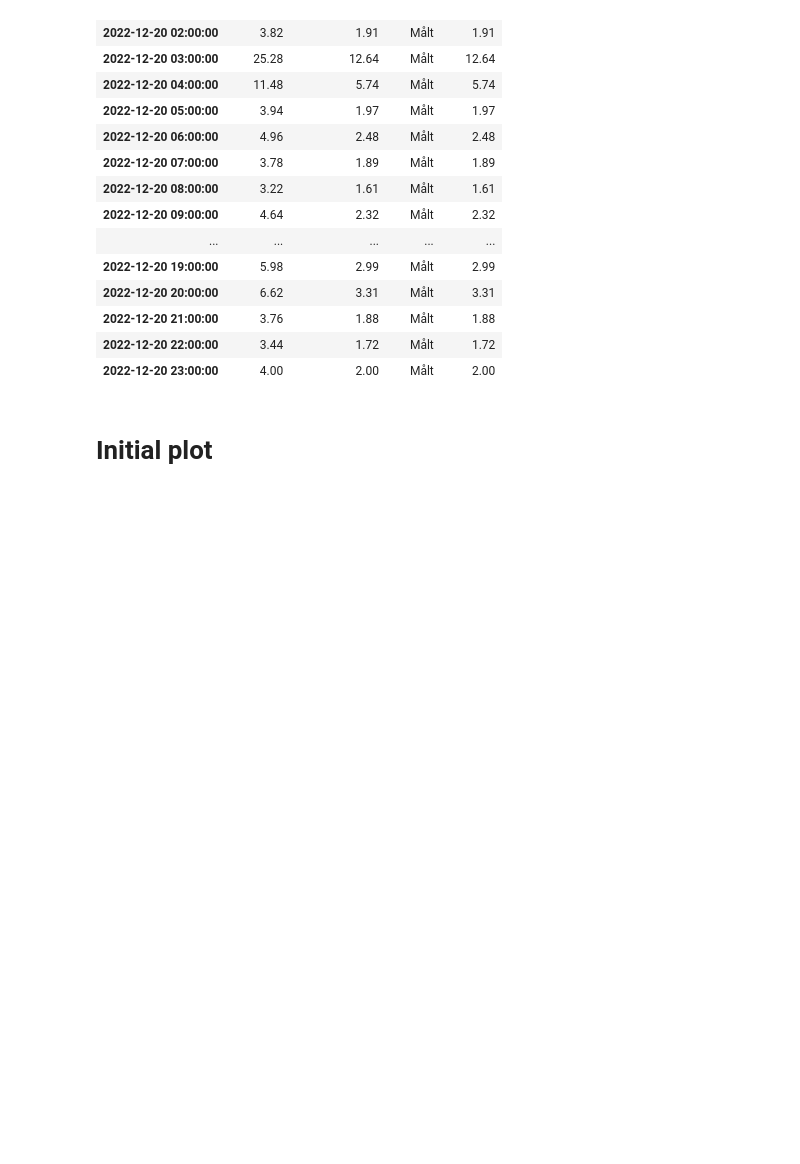
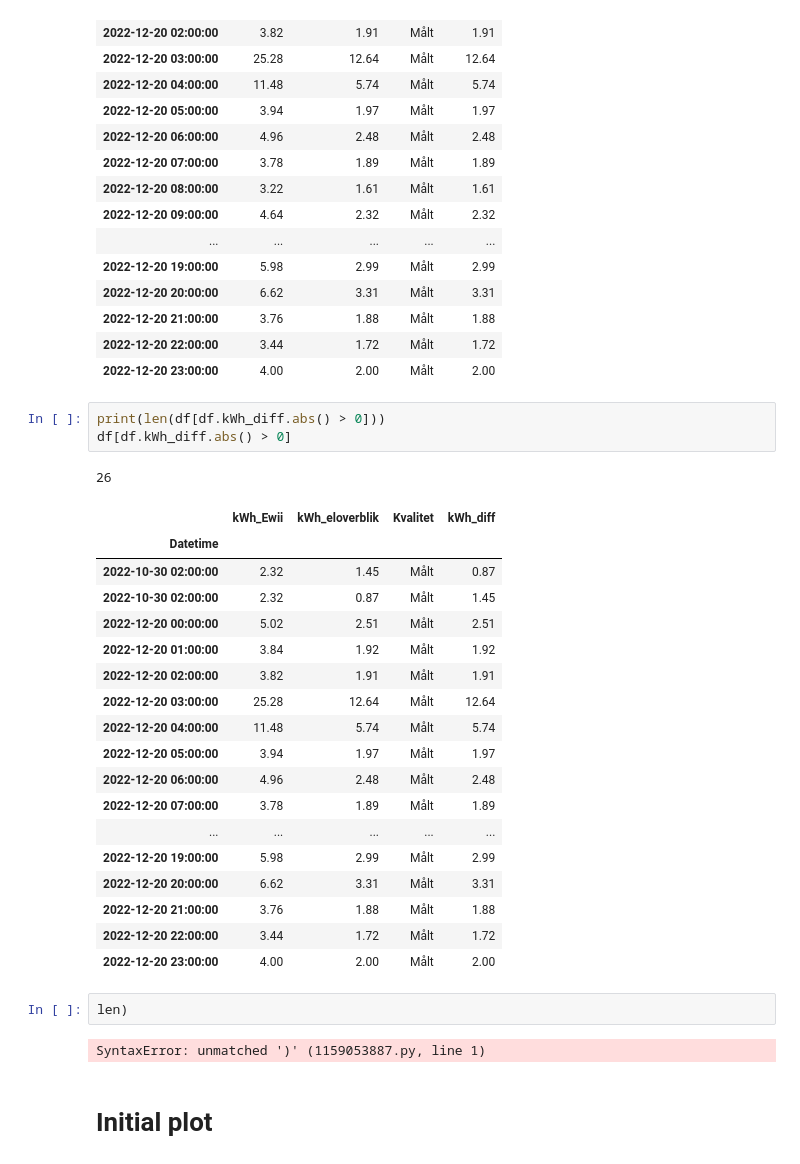
Before and after one commit to tjansson60/ewii-data-processing, a Jupyter notebook: process-ewii-data.ipynb, the cells around one changed output. Cells and saved outputs as stored; diff of their text form; blank space fills up the shorter version.

```diff
--- a/process-ewii-data.ipynb
+++ b/process-ewii-data.ipynb
@@ -152,6 +152,33 @@ df.loc['2022-12-20':'2022-12-20']
 | 2022-12-20 21:00:00 | 3.76 | 1.88 | Målt | 1.88 |
 | 2022-12-20 22:00:00 | 3.44 | 1.72 | Målt | 1.72 |
 | 2022-12-20 23:00:00 | 4.00 | 2.00 | Målt | 2.00 |
+# %%
+print(len(df[df.kWh_diff.abs() > 0]))
+df[df.kWh_diff.abs() > 0]
+# %% [output]
+26
+|  | kWh_Ewii | kWh_eloverblik | Kvalitet | kWh_diff |
+| Datetime |  |  |  |  |
+| 2022-10-30 02:00:00 | 2.32 | 1.45 | Målt | 0.87 |
+| 2022-10-30 02:00:00 | 2.32 | 0.87 | Målt | 1.45 |
+| 2022-12-20 00:00:00 | 5.02 | 2.51 | Målt | 2.51 |
+| 2022-12-20 01:00:00 | 3.84 | 1.92 | Målt | 1.92 |
+| 2022-12-20 02:00:00 | 3.82 | 1.91 | Målt | 1.91 |
+| 2022-12-20 03:00:00 | 25.28 | 12.64 | Målt | 12.64 |
+| 2022-12-20 04:00:00 | 11.48 | 5.74 | Målt | 5.74 |
+| 2022-12-20 05:00:00 | 3.94 | 1.97 | Målt | 1.97 |
+| 2022-12-20 06:00:00 | 4.96 | 2.48 | Målt | 2.48 |
+| 2022-12-20 07:00:00 | 3.78 | 1.89 | Målt | 1.89 |
+| ... | ... | ... | ... | ... |
+| 2022-12-20 19:00:00 | 5.98 | 2.99 | Målt | 2.99 |
+| 2022-12-20 20:00:00 | 6.62 | 3.31 | Målt | 3.31 |
+| 2022-12-20 21:00:00 | 3.76 | 1.88 | Målt | 1.88 |
+| 2022-12-20 22:00:00 | 3.44 | 1.72 | Målt | 1.72 |
+| 2022-12-20 23:00:00 | 4.00 | 2.00 | Målt | 2.00 |
+# %%
+len)
+# %% [output]
+SyntaxError: unmatched ')' (1159053887.py, line 1)
 # %% [markdown]
 # Initial plot
 # %%
```
